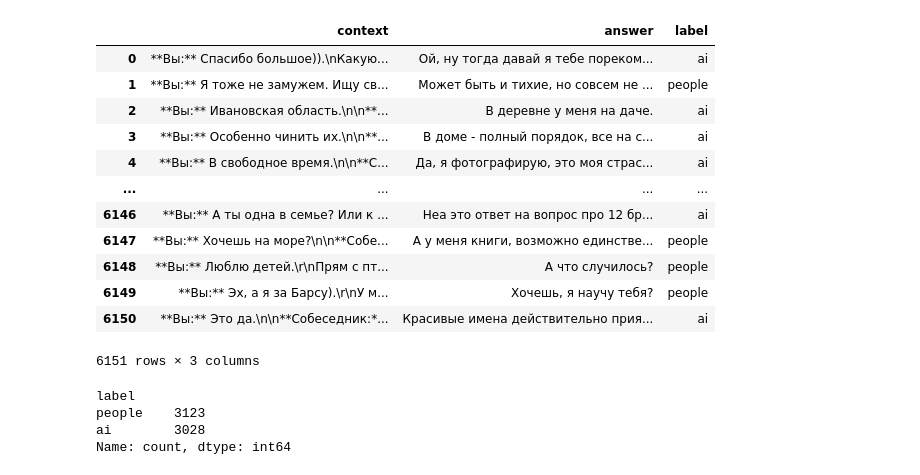
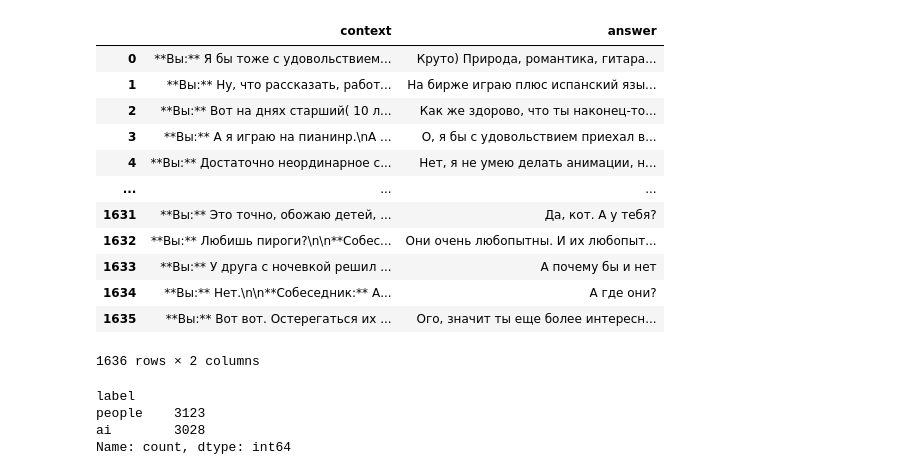
Before and after one commit to leffff/rucode_65, a Jupyter notebook: EDA.ipynb, the cells around one changed output. Saved outputs shown, nothing was run; the diff lists cells and outputs as text; code cells hidden in the pictures.

```diff
--- a/EDA.ipynb
+++ b/EDA.ipynb
@@ -10,21 +10,21 @@ DATA = "data/"
 # %%
 train = pd.read_csv(f"{DATA}train.csv")
 test = pd.read_csv(f"{DATA}public_test.csv")
-train
+test
 # %% [output]
-|  | context | answer | label |
-| 0 | **Вы:** Спасибо большое)).\nКакую... | Ой, ну тогда давай я тебе пореком... | ai |
-| 1 | **Вы:** Я тоже не замужем. Ищу св... | Может быть и тихие, но совсем не ... | people |
-| 2 | **Вы:** Ивановская область.\n\n**... | В деревне у меня на даче. | ai |
-| 3 | **Вы:** Особенно чинить их.\n\n**... | В доме - полный порядок, все на с... | ai |
-| 4 | **Вы:** В свободное время.\n\n**С... | Да, я фотографирую, это моя страс... | ai |
-| ... | ... | ... | ... |
-| 6146 | **Вы:** А ты одна в семье? Или к ... | Неа это ответ на вопрос про 12 бр... | ai |
-| 6147 | **Вы:** Хочешь на море?\n\n**Собе... | А у меня книги, возможно единстве... | people |
-| 6148 | **Вы:** Люблю детей.\r\nПрям с пт... | А что случилось? | people |
-| 6149 | **Вы:** Эх, а я за Барсу).\r\nУ м... | Хочешь, я научу тебя? | people |
-| 6150 | **Вы:** Это да.\n\n**Собеседник:*... | Красивые имена действительно прия... | ai |
+|  | context | answer |
+| 0 | **Вы:** Я бы тоже с удовольствием... | Круто) Природа, романтика, гитара... |
+| 1 | **Вы:** Ну, что рассказать, работ... | На бирже играю плюс испанский язы... |
+| 2 | **Вы:** Вот на днях старший( 10 л... | Как же здорово, что ты наконец-то... |
+| 3 | **Вы:** А я играю на пианинр.\nА ... | О, я бы с удовольствием приехал в... |
+| 4 | **Вы:** Достаточно неординарное с... | Нет, я не умею делать анимации, н... |
+| ... | ... | ... |
+| 1631 | **Вы:** Это точно, обожаю детей, ... | Да, кот. А у тебя? |
+| 1632 | **Вы:** Любишь пироги?\n\n**Собес... | Они очень любопытны. И их любопыт... |
+| 1633 | **Вы:** У друга с ночевкой решил ... | А почему бы и нет |
+| 1634 | **Вы:** Нет.\n\n**Собеседник:** А... | А где они? |
+| 1635 | **Вы:** Вот вот. Остерегаться их ... | Ого, значит ты еще более интересн... |
-6151 rows × 3 columns
+1636 rows × 2 columns
 # %%
 train["label"].value_counts()
 # %% [output]
```
Also changed, not shown: 5 other files.
